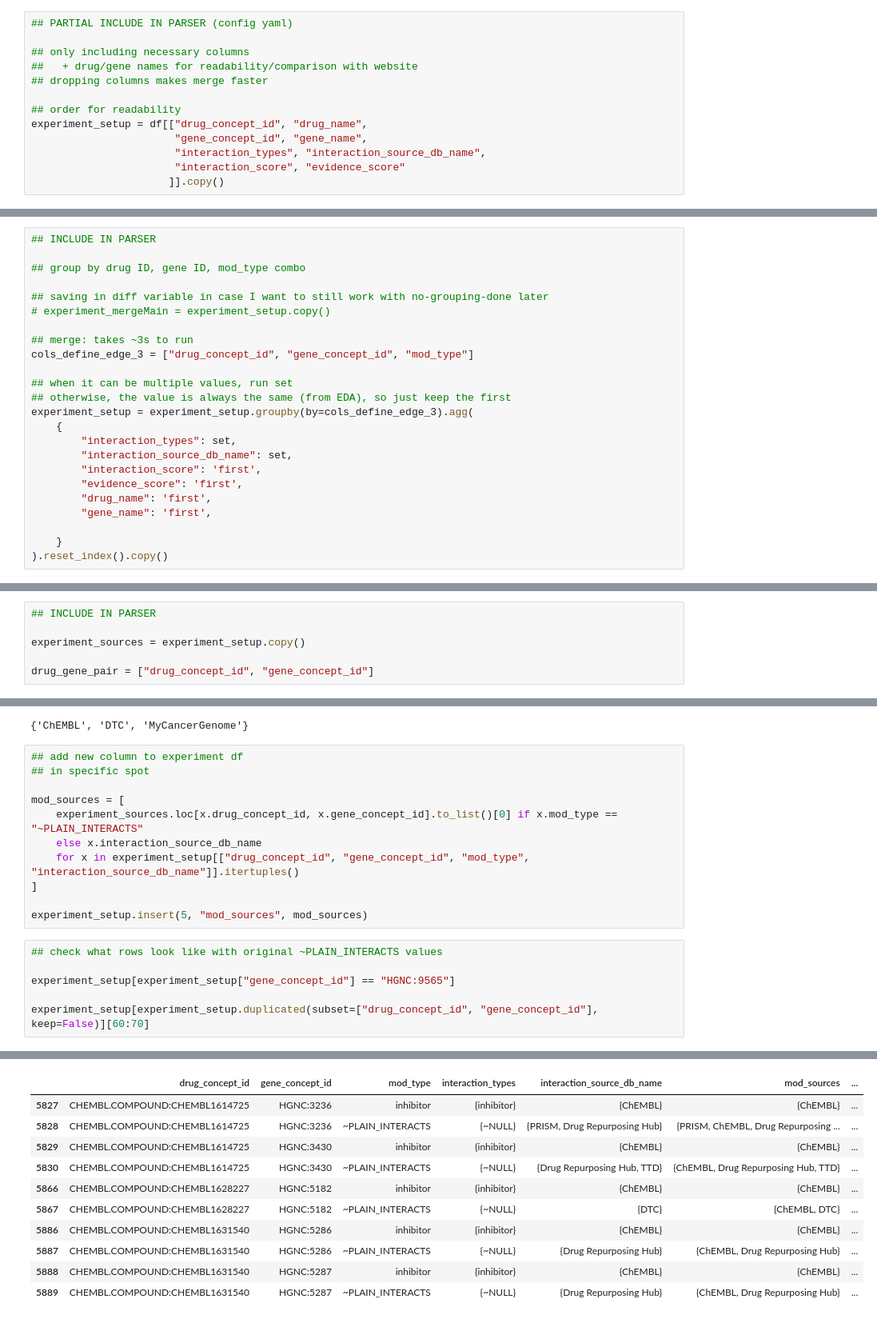
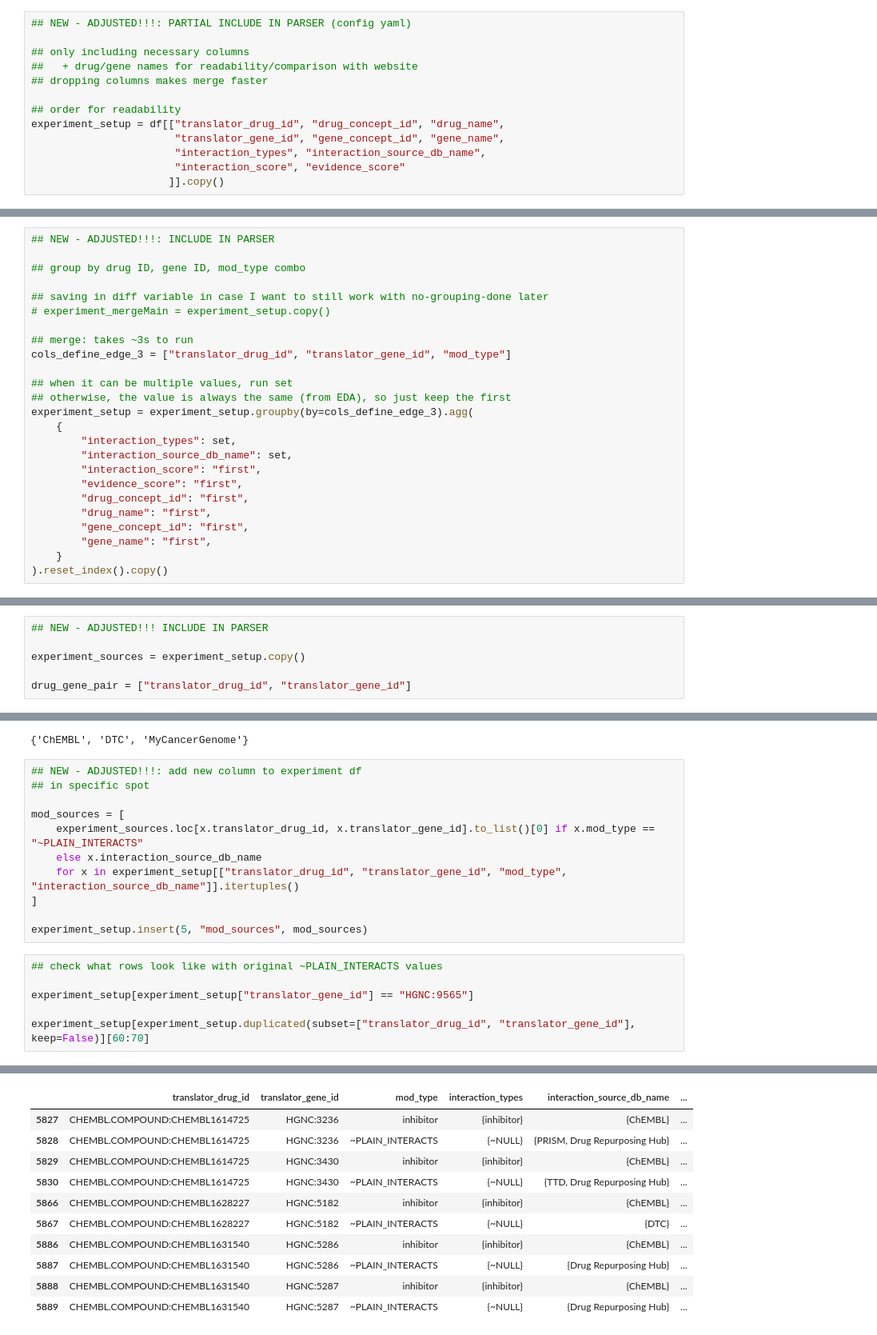
Before and after one commit to NCATSTranslator/translator-ingests, a Jupyter notebook: src/translator_ingest/ingests/dgidb/dgidb_dev.ipynb, the cells around one changed output, grey strips where cells are left out. Shown at 80% size. Saved outputs shown, nothing was run; the diff lists cells and outputs as text.

```diff
--- a/src/translator_ingest/ingests/dgidb/dgidb_dev.ipynb
+++ b/src/translator_ingest/ingests/dgidb/dgidb_dev.ipynb
@@ -852,15 +902,15 @@ df.columns.to_list()
  'gene_specificity_score',
  'evidence_score']
 # %%
-## PARTIAL INCLUDE IN PARSER (config yaml)
+## NEW - ADJUSTED!!!: PARTIAL INCLUDE IN PARSER (config yaml)
 
 ## only including necessary columns
 ##   + drug/gene names for readability/comparison with website
 ## dropping columns makes merge faster
 
 ## order for readability
-experiment_setup = df[["drug_concept_id", "drug_name",
-                       "gene_concept_id", "gene_name",
+experiment_setup = df[["translator_drug_id", "drug_concept_id", "drug_name",
+                       "translator_gene_id", "gene_concept_id", "gene_name",
                        "interaction_types", "interaction_source_db_name",
                        "interaction_score", "evidence_score"
                       ]].copy()
@@ -905,7 +955,7 @@ array(['inhibitor', 'agonist', 'blocker', 'positive modulator',
        'negative modulator', 'activator', 'inverse agonist', 'vaccine',
        'immunotherapy', 'antisense oligonucleotide'], dtype=object)
 # %%
-## INCLUDE IN PARSER
+## NEW - ADJUSTED!!!: INCLUDE IN PARSER
 
 ## group by drug ID, gene ID, mod_type combo
 
@@ -913,7 +963,7 @@ array(['inhibitor', 'agonist', 'blocker', 'positive modulator',
 # experiment_mergeMain = experiment_setup.copy()
 
 ## merge: takes ~3s to run
-cols_define_edge_3 = ["drug_concept_id", "gene_concept_id", "mod_type"]
+cols_define_edge_3 = ["translator_drug_id", "translator_gene_id", "mod_type"]
 
 ## when it can be multiple values, run set
 ## otherwise, the value is always the same (from EDA), so just keep the first
@@ -921,11 +971,12 @@ experiment_setup = experiment_setup.groupby(by=cols_define_edge_3).agg(
     {
         "interaction_types": set,
         "interaction_source_db_name": set,
-        "interaction_score": 'first',
-        "evidence_score": 'first',
-        "drug_name": 'first',
-        "gene_name": 'first',
-
+        "interaction_score": "first",
+        "evidence_score": "first",
+        "drug_concept_id": "first",
+        "drug_name": "first",
+        "gene_concept_id": "first",
+        "gene_name": "first",
     }
 ).reset_index().copy()
 # %%
@@ -965,11 +1016,11 @@ Then make a new sources column **mod_sources** (but in notebook, keep original s
 * If "~PLAIN_INTERACTS": use the mapping df's value for drug-gene pair (all sources)
 * Else: keep original value
 # %%
-## INCLUDE IN PARSER
+## NEW - ADJUSTED!!! INCLUDE IN PARSER
 
 experiment_sources = experiment_setup.copy()
 
-drug_gene_pair = ["drug_concept_id", "gene_concept_id"]
+drug_gene_pair = ["translator_drug_id", "translator_gene_id"]
 # %%
 ## INCLUDE IN PARSER
 
@@ -1006,20 +1057,20 @@ interaction_source_db_name    {MyCancerGenome, ChEMBL, DTC}
 Name: (RXCUI:1302966, HGNC:9565), dtype: object
 {'ChEMBL', 'DTC', 'MyCancerGenome'}
 # %%
-## add new column to experiment df
+## NEW - ADJUSTED!!!: add new column to experiment df
 ## in specific spot
 
 mod_sources = [
-    experiment_sources.loc[x.drug_concept_id, x.gene_concept_id].to_list()[0] if x.mod_type == "~PLAIN_INTERACTS"
+    experiment_sources.loc[x.translator_drug_id, x.translator_gene_id].to_list()[0] if x.mod_type == "~PLAIN_INTERACTS"
     else x.interaction_source_db_name
-    for x in experiment_setup[["drug_concept_id", "gene_concept_id", "mod_type", "interaction_source_db_name"]].itertuples()
+    for x in experiment_setup[["translator_drug_id", "translator_gene_id", "mod_type", "interaction_source_db_name"]].itertuples()
 ]
 
 experiment_setup.insert(5, "mod_sources", mod_sources)
 # %%
 ## check what rows look like with original ~PLAIN_INTERACTS values
 
-experiment_setup[experiment_setup["gene_concept_id"] == "HGNC:9565"]
+experiment_setup[experiment_setup["translator_gene_id"] == "HGNC:9565"]
 
-experiment_setup[experiment_setup.duplicated(subset=["drug_concept_id", "gene_concept_id"], keep=False)][60:70]
+experiment_setup[experiment_setup.duplicated(subset=["translator_drug_id", "translator_gene_id"], keep=False)][60:70]
 # %% [output]
@@ -1035,14 +1086,14 @@ experiment_setup[experiment_setup.duplicated(subset=["drug_concept_id", "gene_co
-|  | drug_concept_id | gene_concept_id | mod_type | interaction_types | interaction_source_db_name | mod_sources | ... |
-| 5827 | CHEMBL.COMPOUND:CHEMBL1614725 | HGNC:3236 | inhibitor | {inhibitor} | {ChEMBL} | {ChEMBL} | ... |
-| 5828 | CHEMBL.COMPOUND:CHEMBL1614725 | HGNC:3236 | ~PLAIN_INTERACTS | {~NULL} | {PRISM, Drug Repurposing Hub} | {PRISM, ChEMBL, Drug Repurposing ... | ... |
-| 5829 | CHEMBL.COMPOUND:CHEMBL1614725 | HGNC:3430 | inhibitor | {inhibitor} | {ChEMBL} | {ChEMBL} | ... |
-| 5830 | CHEMBL.COMPOUND:CHEMBL1614725 | HGNC:3430 | ~PLAIN_INTERACTS | {~NULL} | {Drug Repurposing Hub, TTD} | {ChEMBL, Drug Repurposing Hub, TTD} | ... |
-| 5866 | CHEMBL.COMPOUND:CHEMBL1628227 | HGNC:5182 | inhibitor | {inhibitor} | {ChEMBL} | {ChEMBL} | ... |
-| 5867 | CHEMBL.COMPOUND:CHEMBL1628227 | HGNC:5182 | ~PLAIN_INTERACTS | {~NULL} | {DTC} | {ChEMBL, DTC} | ... |
-| 5886 | CHEMBL.COMPOUND:CHEMBL1631540 | HGNC:5286 | inhibitor | {inhibitor} | {ChEMBL} | {ChEMBL} | ... |
-| 5887 | CHEMBL.COMPOUND:CHEMBL1631540 | HGNC:5286 | ~PLAIN_INTERACTS | {~NULL} | {Drug Repurposing Hub} | {ChEMBL, Drug Repurposing Hub} | ... |
-| 5888 | CHEMBL.COMPOUND:CHEMBL1631540 | HGNC:5287 | inhibitor | {inhibitor} | {ChEMBL} | {ChEMBL} | ... |
-| 5889 | CHEMBL.COMPOUND:CHEMBL1631540 | HGNC:5287 | ~PLAIN_INTERACTS | {~NULL} | {Drug Repurposing Hub} | {ChEMBL, Drug Repurposing Hub} | ... |
+|  | translator_drug_id | translator_gene_id | mod_type | interaction_types | interaction_source_db_name | ... |
+| 5827 | CHEMBL.COMPOUND:CHEMBL1614725 | HGNC:3236 | inhibitor | {inhibitor} | {ChEMBL} | ... |
+| 5828 | CHEMBL.COMPOUND:CHEMBL1614725 | HGNC:3236 | ~PLAIN_INTERACTS | {~NULL} | {PRISM, Drug Repurposing Hub} | ... |
+| 5829 | CHEMBL.COMPOUND:CHEMBL1614725 | HGNC:3430 | inhibitor | {inhibitor} | {ChEMBL} | ... |
+| 5830 | CHEMBL.COMPOUND:CHEMBL1614725 | HGNC:3430 | ~PLAIN_INTERACTS | {~NULL} | {TTD, Drug Repurposing Hub} | ... |
+| 5866 | CHEMBL.COMPOUND:CHEMBL1628227 | HGNC:5182 | inhibitor | {inhibitor} | {ChEMBL} | ... |
+| 5867 | CHEMBL.COMPOUND:CHEMBL1628227 | HGNC:5182 | ~PLAIN_INTERACTS | {~NULL} | {DTC} | ... |
+| 5886 | CHEMBL.COMPOUND:CHEMBL1631540 | HGNC:5286 | inhibitor | {inhibitor} | {ChEMBL} | ... |
+| 5887 | CHEMBL.COMPOUND:CHEMBL1631540 | HGNC:5286 | ~PLAIN_INTERACTS | {~NULL} | {Drug Repurposing Hub} | ... |
+| 5888 | CHEMBL.COMPOUND:CHEMBL1631540 | HGNC:5287 | inhibitor | {inhibitor} | {ChEMBL} | ... |
+| 5889 | CHEMBL.COMPOUND:CHEMBL1631540 | HGNC:5287 | ~PLAIN_INTERACTS | {~NULL} | {Drug Repurposing Hub} | ... |
 # %% [markdown]
 ### scores logic
 # %% [markdown]
```
Also changed, not shown: parts of 38 cells of this notebook, 3 other files.
